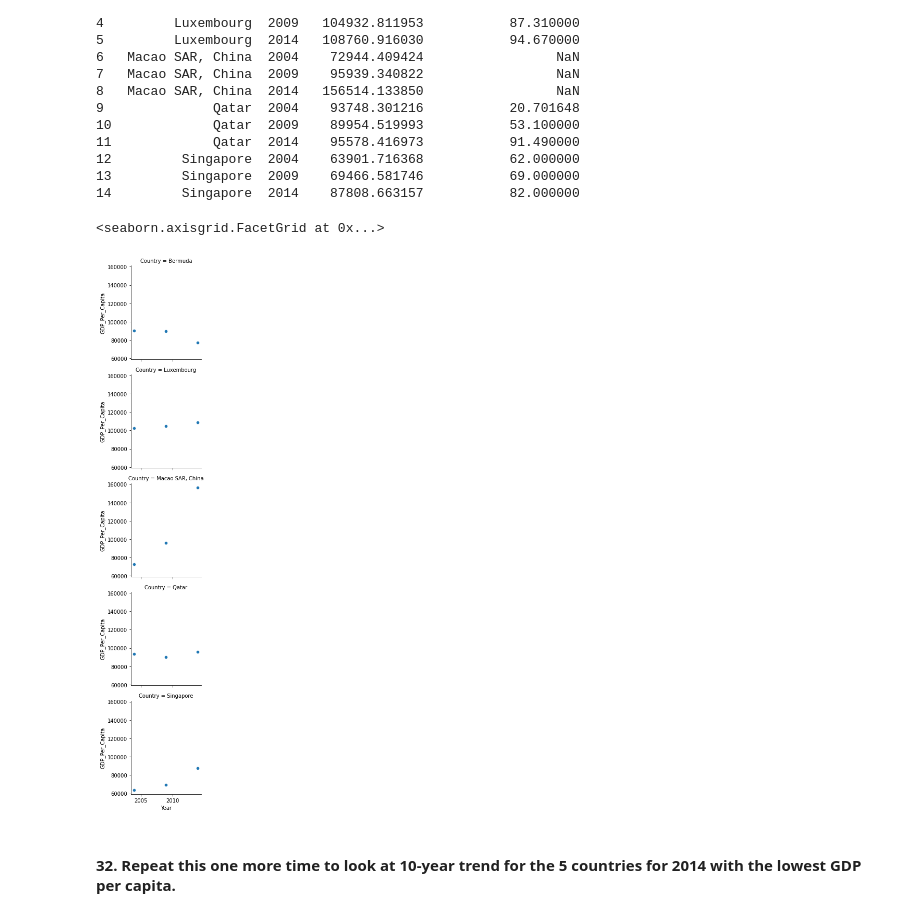
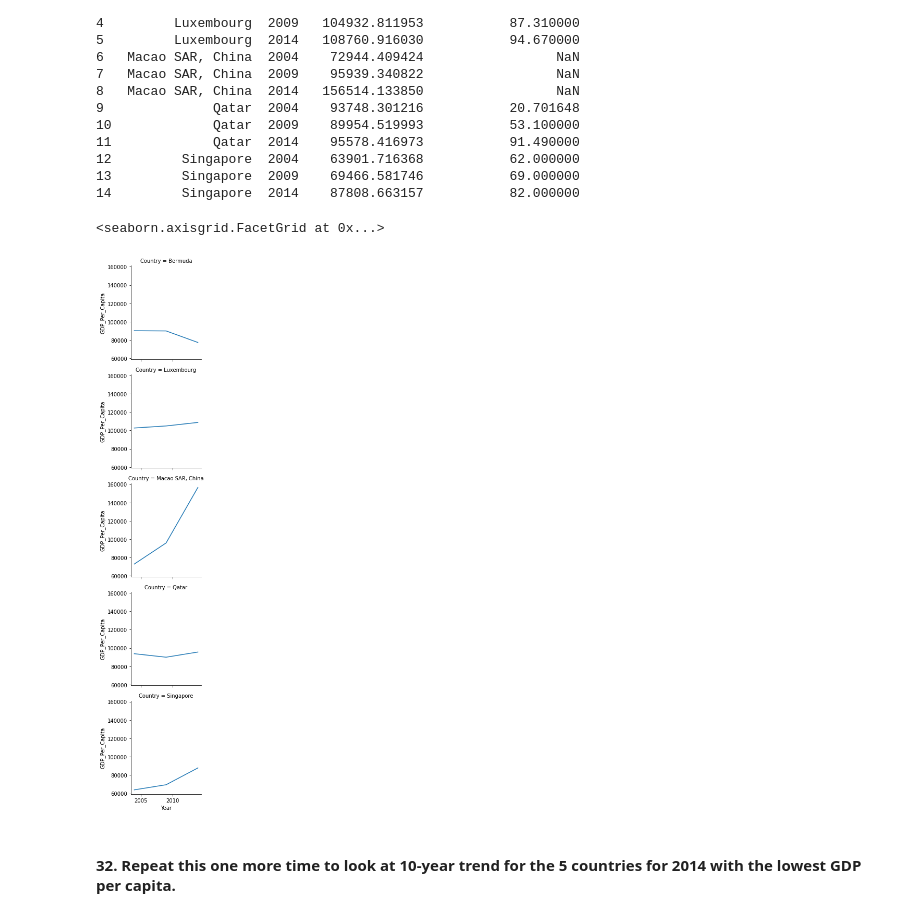
Before and after one commit to NSS-Data-Analytics-Cohort-6/gdp-and-internet-usage-robschulteis, a Jupyter notebook: notebook/GDP .ipynb, the cells around one changed output. Drawn from its saved outputs; the diff is of its cells as text; code cells hidden in the pictures.

```diff
--- a/notebook/GDP .ipynb
+++ b/notebook/GDP .ipynb
@@ -508,10 +508,10 @@ print(top_5_gdp)
 14         Singapore  2014    87808.663157           82.000000
 # %%
 g = sns.FacetGrid(top_5_gdp, row="Country")
-g.map(sns.scatterplot, "Year", "GDP_Per_Capita")
+g.map(sns.lineplot, "Year", "GDP_Per_Capita")
 # %% [output]
 <seaborn.axisgrid.FacetGrid at 0x...>
-[figure, old version]
+[figure, new version]
 # %% [markdown]
 #### 32. Repeat this one more time to look at 10-year trend for the 5 countries for 2014 with the lowest GDP per capita.
 # %%
```
Also changed, not shown: parts of 3 cells of this notebook.
